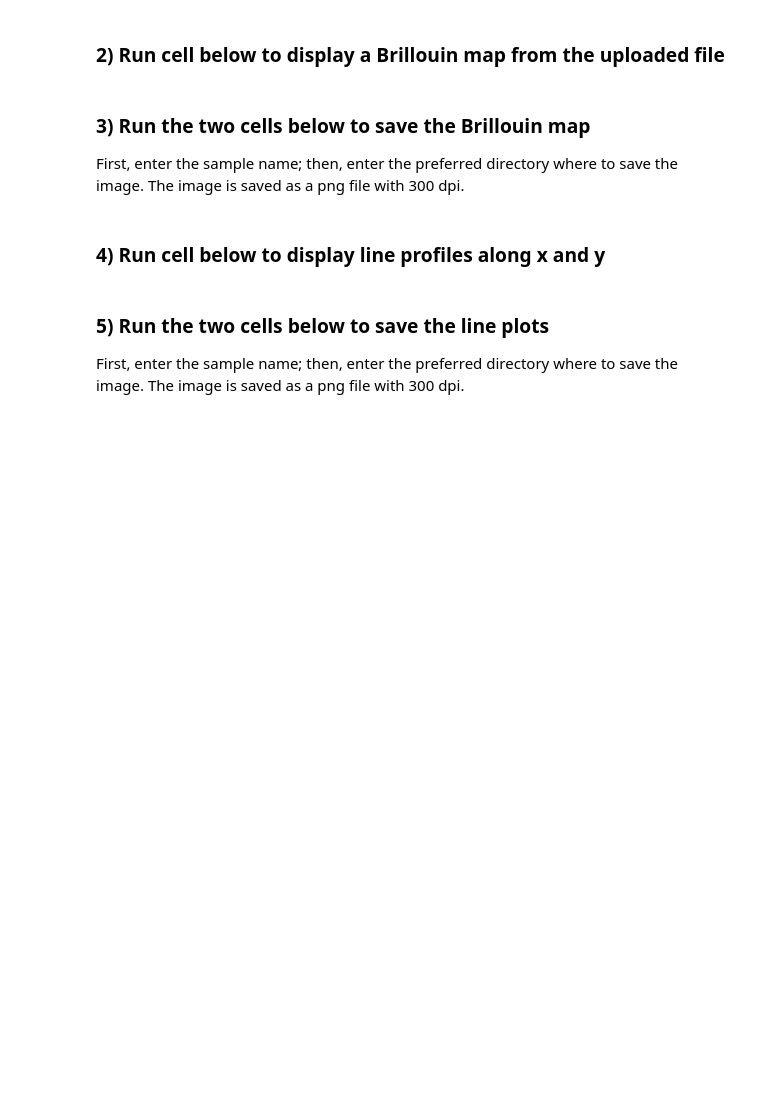
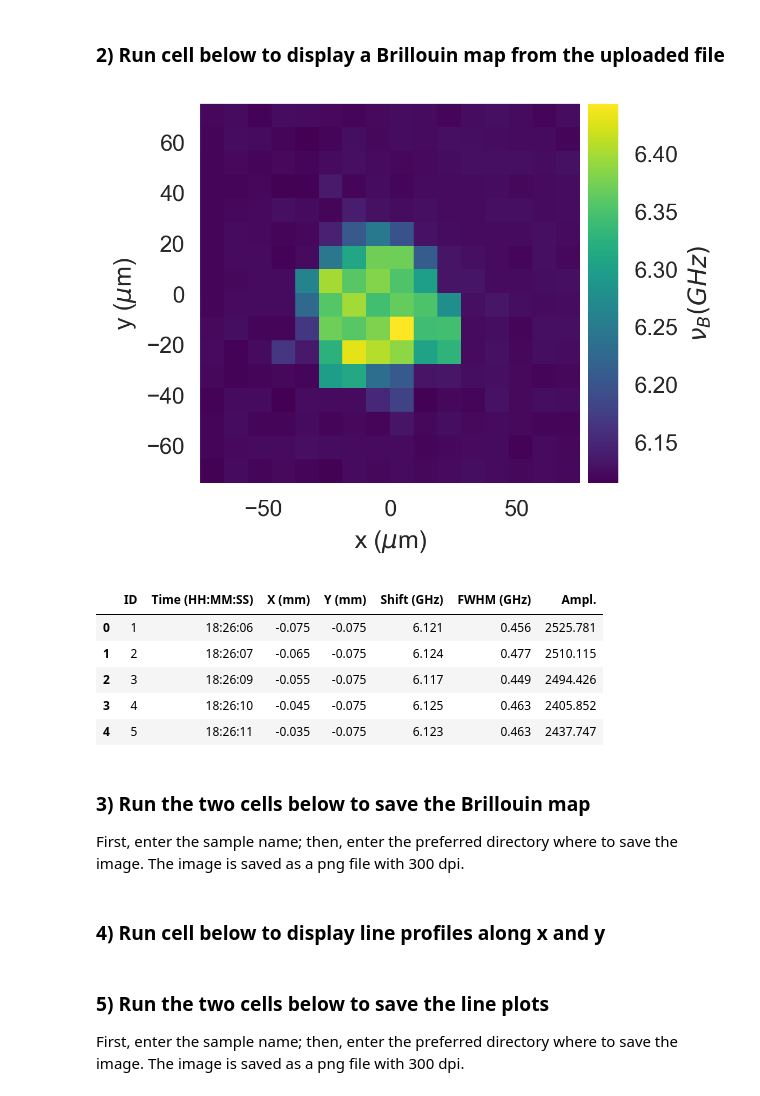
Before and after one commit to GiuseppeCiccone96/brillouinmaps, a Jupyter notebook: main.ipynb, the cells around one changed output. Drawn from its saved outputs; the diff is of its cells as text; code cells hidden in the pictures; blank space fills up the shorter version.

```diff
--- a/main.ipynb
+++ b/main.ipynb
@@ -29,22 +32,31 @@ display(fc)
 # %%
 #Read data and create sub-data frame with X, Y and Shift; add columns in um (from mm)
 data = pd.read_csv(fc.selected)
 datasub = data[[" X (mm)", " Y (mm)", " Shift (GHz)"]]
 datasub["X (um)"]=datasub.iloc[:,0]* 1000.0
 datasub["Y (um)"]=datasub.iloc[:,1]* 1000.0
 
 #Pivot sub-data frame so that it can be plotted as a map with correct x and y coordinates
 piv = datasub.pivot(index = "Y (um)",columns="X (um)",values=" Shift (GHz)")
 fig,ax = plt.subplots(1,1, figsize=(4,4))
 im = ax.imshow(piv,cmap="viridis",extent=[min(datasub["X (um)"]),max(datasub["X (um)"]),min(datasub["Y (um)"]),max(datasub["Y (um)"])])
 ax.set_xlabel("x ($\mu$m)")
 ax.set_ylabel("y ($\mu$m)")
 divider = make_axes_locatable(ax)
 cax = divider.append_axes('right', size='8%', pad=0.05)
-plt.colorbar(mappable=im,ax=ax,cax=cax,fraction=0.05,label=r"$\nu_B$")
+plt.colorbar(mappable=im,ax=ax,cax=cax,fraction=0.05,label=r"$\nu_B (GHz)$")
 fig.tight_layout()
 ax.grid(False)
 plt.show()
+data.head()
+# %% [output]
+[figure, added]
+|  | ID | Time (HH:MM:SS) | X (mm) | Y (mm) | Shift (GHz) | FWHM (GHz) | Ampl. |
+| 0 | 1 | 18:26:06 | -0.075 | -0.075 | 6.121 | 0.456 | 2525.781 |
+| 1 | 2 | 18:26:07 | -0.065 | -0.075 | 6.124 | 0.477 | 2510.115 |
+| 2 | 3 | 18:26:09 | -0.055 | -0.075 | 6.117 | 0.449 | 2494.426 |
+| 3 | 4 | 18:26:10 | -0.045 | -0.075 | 6.125 | 0.463 | 2405.852 |
+| 4 | 5 | 18:26:11 | -0.035 | -0.075 | 6.123 | 0.463 | 2437.747 |
 # %% [markdown]
 ### 3) Run the two  cells below to save the Brillouin map  <br>
 First, enter the sample name; then, enter the preferred directory where to save the image.
```
Also changed, not shown: parts of 7 cells of this notebook.
